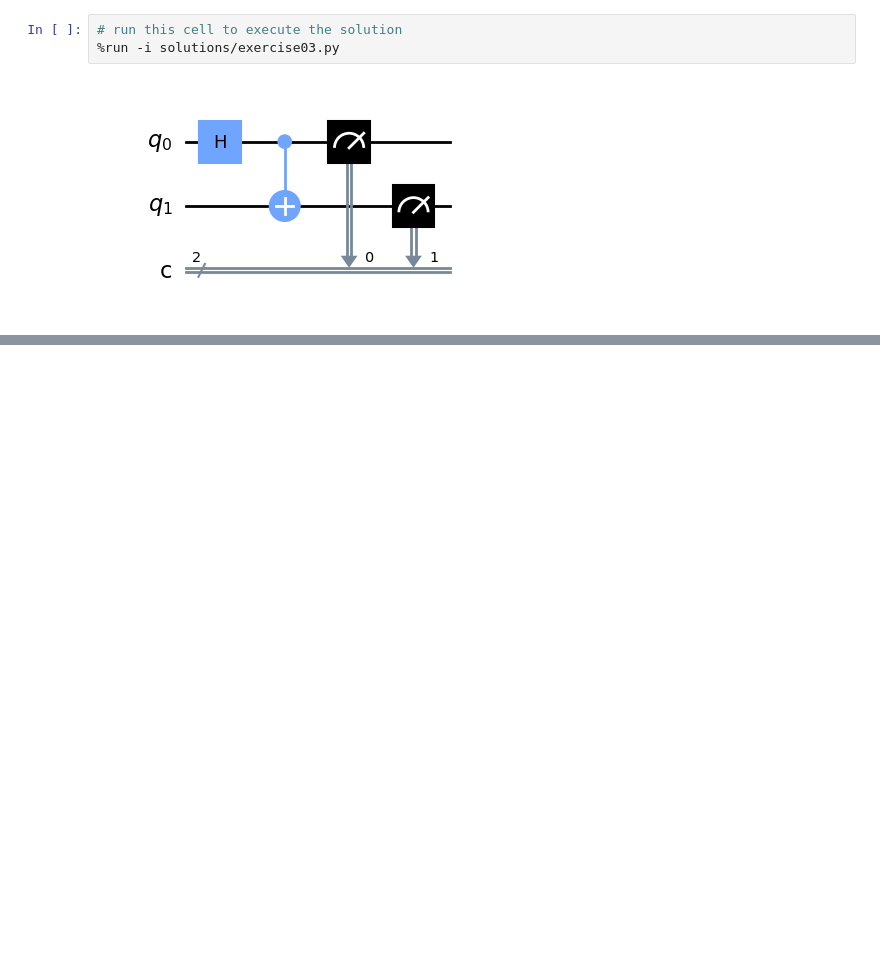
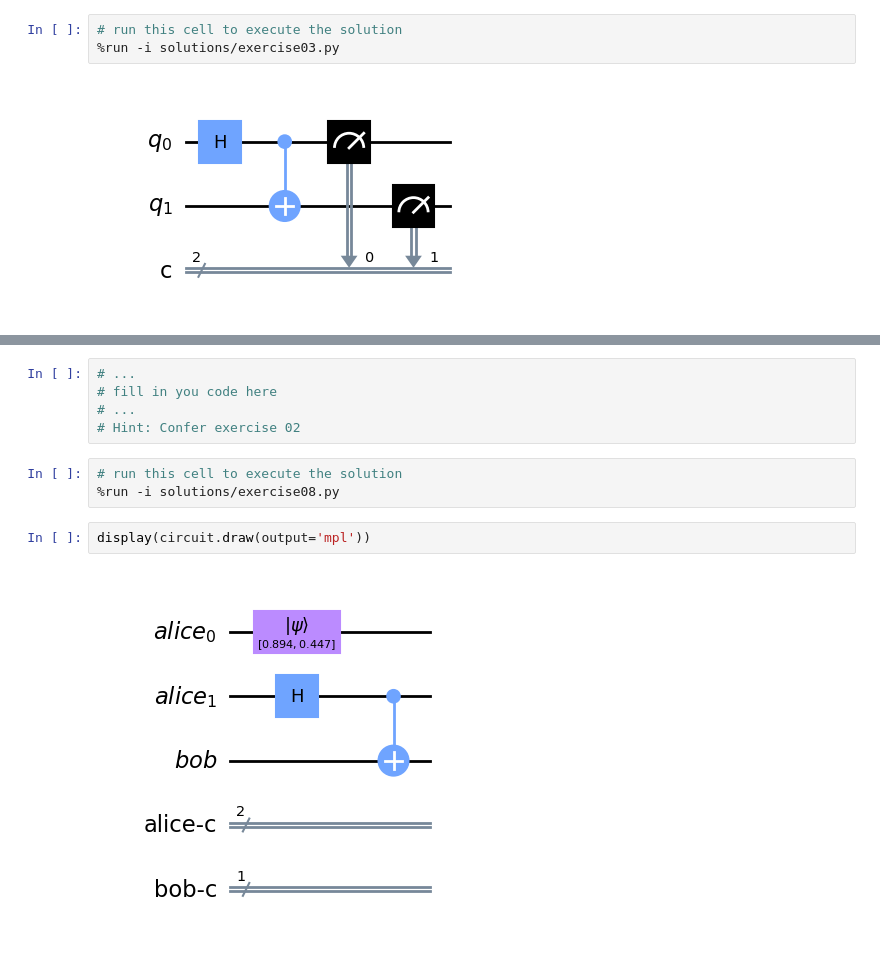
Before and after one commit to FZJ-PGI-12/qc-programming-tutorial, a Jupyter notebook: Tutorial.ipynb, the cells around one changed output, grey strips where cells are left out. Cells and saved outputs as stored; diff of their text form; blank space fills up the shorter version.

```diff
--- a/Tutorial.ipynb
+++ b/Tutorial.ipynb
@@ -124,0 +231,12 @@ Angle= 5 * pi / 10
+# %%
+# ...
+# fill in you code here
+# ...
+# Hint: Confer exercise 02
+# %%
+# run this cell to execute the solution
+%run -i solutions/exercise08.py
+# %%
+display(circuit.draw(output='mpl'))
+# %% [output]
+[figure, added]
```
Also changed, not shown: parts of 48 cells of this notebook, 7 other files.
